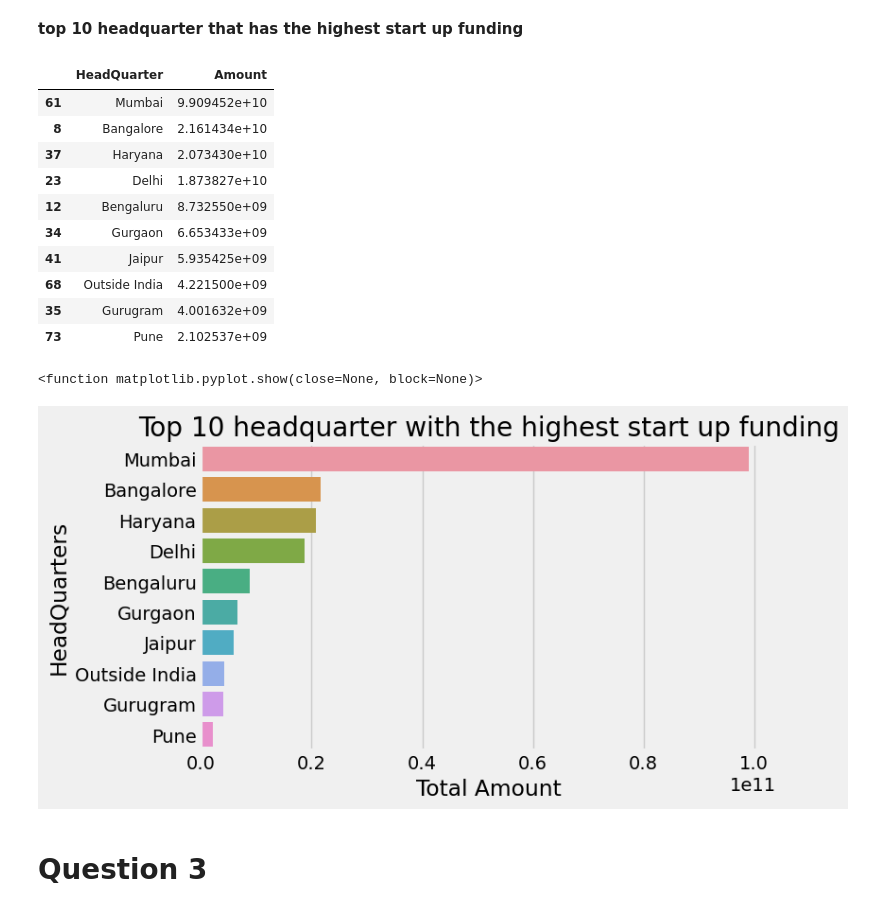
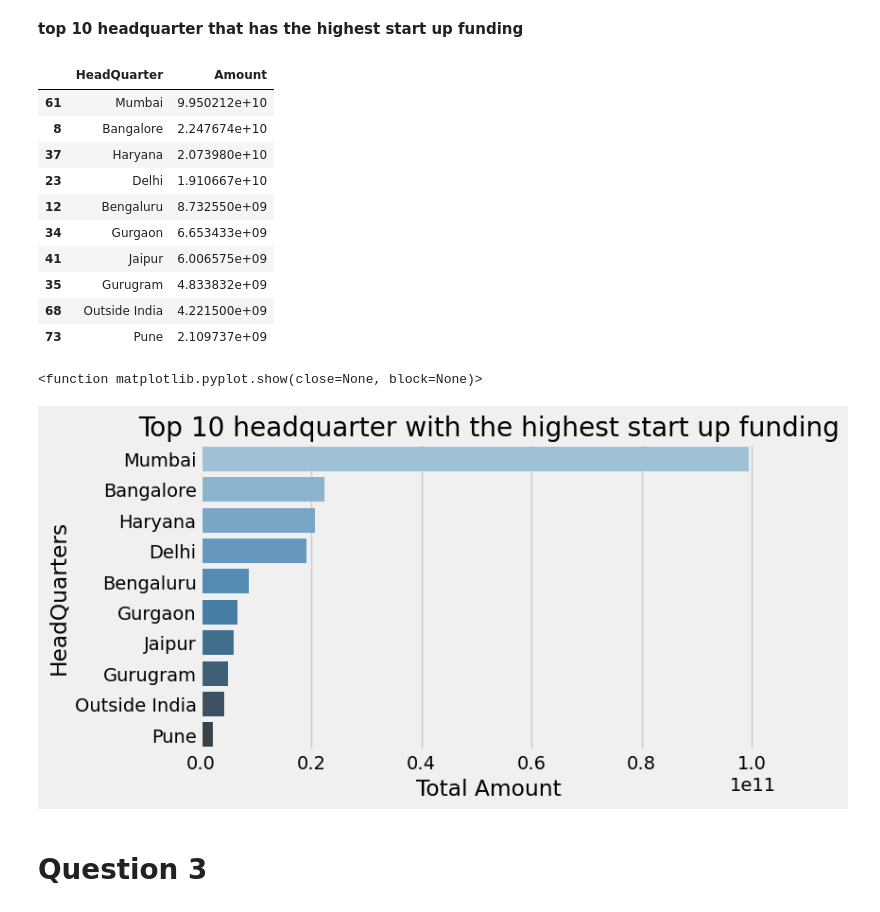
Before and after one commit to obiuzoma/LP1-project, a Jupyter notebook: lp1.ipynb, the cells around one changed output. Saved outputs shown, nothing was run; the diff lists cells and outputs as text; code cells hidden in the pictures.

Commit message:
visualizing the data

```diff
--- a/lp1.ipynb
+++ b/lp1.ipynb
@@ -187,4 +169,4 @@ In the currency colunn in 2018 and 2019 some amount are in  Dollar, some are in
 # %%
 # Merge the two csv files
 
-data_18_19 = pd.concat([data_2018, data_2018], ignore_index=True)
+data_18_19 = pd.concat([data_2018, data_2019], ignore_index=True)
@@ -314,3 +284,19 @@ data_2020.replace(to_replace=['Tirunelveli', 'Tamilnadu'], value='Tirunelveli',
 data_2020.replace(to_replace=['Mylapore'], value='Chennai', inplace=True)
 data_2020.replace(to_replace=['Rajastan'], value='Rajasthan', inplace=True)
 data_2020.replace(to_replace=['Trivandrum', 'Kerala, India'], value='Trivandrum', inplace=True)
+
+
+#  Renaming some of the headquarters the are not in India to outside india in data 2020
+data_2020.replace(to_replace=['Frisco', 'France','Newcastle Upon Tyne, Newcastle upon Tyne, United Kingdom',
+                              'Frisco, Texas, United States','Irvine, California, United States',
+                              'San Francisco Bay Area, West Coast, Western US','Texas, United States','California',
+                              'New York, United States','San Francisco, California, United States','San Francisco, United States',
+                              'San Ramon, California','Paris, Ile-de-France, France','Plano, Texas, United States','Sydney',
+                              'San Francisco Bay Area, Silicon Valley, West Coast','Bangaldesh','London, England, United Kingdom','Sydney, New South Wales, Australia',
+                              'Milano, Lombardia, Italy','Palmwoods, Queensland, Australia', 'France''Irvine, California, United States',
+                              'Newcastle Upon Tyne, Newcastle upon Tyne United Kingdom','Shanghai, China','Jiaxing, Zhejiang, China',
+                              'San Franciscao','San Francisco','New York'], value = 'Outside India', inplace=True)
+
+
+# filling of missing headquarters in 2020
+data_2020['HeadQuarter'].fillna('Undisclosed', inplace=True)
@@ -597,29 +567,29 @@ top_10_startup_amount = top_10_startup_amount.sort_values(by='Amount', ascending
 top_10_startup_amount.head(10)
 # %% [output]
 |  | HeadQuarter | Amount |
-| 61 | Mumbai | 9.909452e+10 |
-| 8 | Bangalore | 2.161434e+10 |
-| 37 | Haryana | 2.073430e+10 |
-| 23 | Delhi | 1.873827e+10 |
+| 61 | Mumbai | 9.950212e+10 |
+| 8 | Bangalore | 2.247674e+10 |
+| 37 | Haryana | 2.073980e+10 |
+| 23 | Delhi | 1.910667e+10 |
 | 12 | Bengaluru | 8.732550e+09 |
 | 34 | Gurgaon | 6.653433e+09 |
-| 41 | Jaipur | 5.935425e+09 |
+| 41 | Jaipur | 6.006575e+09 |
+| 35 | Gurugram | 4.833832e+09 |
 | 68 | Outside India | 4.221500e+09 |
-| 35 | Gurugram | 4.001632e+09 |
-| 73 | Pune | 2.102537e+09 |
+| 73 | Pune | 2.109737e+09 |
 # %%
 plt.figure(figsize=(7,4))
 plt.title('Top 10 headquarter with the highest start up funding')
 plt.style.use('fivethirtyeight')
-sns.barplot(x='Amount',y='HeadQuarter', palette=None, data=top_10_startup_amount.iloc[:10])
+sns.barplot(x='Amount',y='HeadQuarter', palette='Blues_d', data=top_10_startup_amount.iloc[:10])
 
 plt.ylabel('HeadQuarters')
 plt.xlabel('Total Amount')
 
 plt.show
 # %% [output]
 <function matplotlib.pyplot.show(close=None, block=None)>
-[figure, old version]
+[figure, new version]
 # %% [markdown]
 # Question 3
 # %% [markdown]
```
Also changed, not shown: parts of 43 cells of this notebook.
